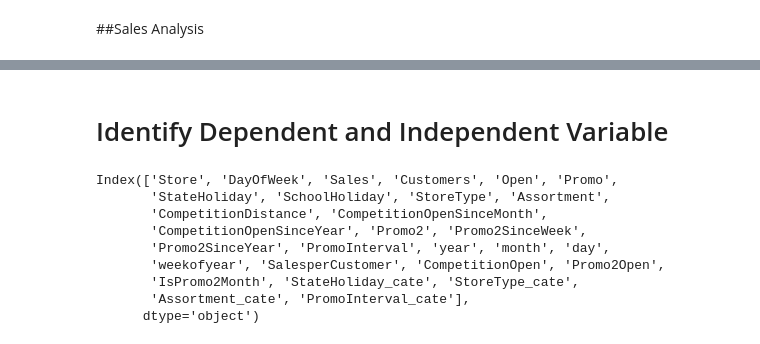
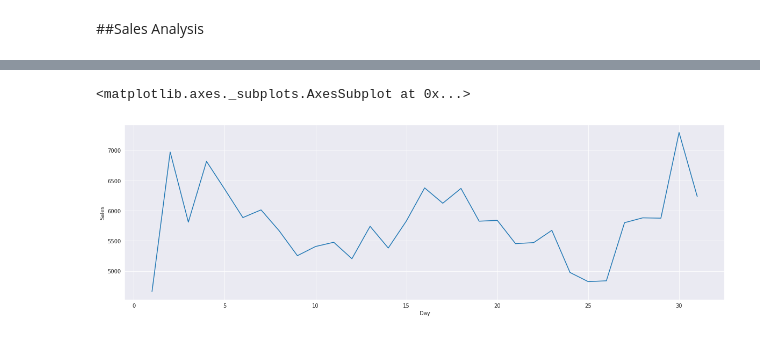
Before and after one commit to vivek16pawar/Retail-Sales-Prediction, a Jupyter notebook: Rossmann_Sales_Prediction_Capstone_Project.ipynb, the cells around one changed output, grey strips where cells are left out. Cells and saved outputs as stored; diff of their text form; code cells hidden in the pictures.

```diff
--- a/Rossmann_Sales_Prediction_Capstone_Project.ipynb
+++ b/Rossmann_Sales_Prediction_Capstone_Project.ipynb
@@ -520,4 +402,0 @@ array([1., 2., 3., 4., 0.])
-# %%
-merge_df['StoreType'] = merge_df['StoreType'].astype('category')
-merge_df['StoreType_cate'] = merge_df['StoreType'].cat.codes
-merge_df['StoreType_cate'] = merge_df['StoreType_cate'].astype('float')
@@ -528,4 +402,0 @@ array([2., 0., 3., 1.])
-# %%
-merge_df['Assortment'] = merge_df['Assortment'].astype('category')
-merge_df['Assortment_cate'] = merge_df['Assortment'].cat.codes
-merge_df['Assortment_cate'] = merge_df['Assortment_cate'].astype('float')
@@ -536,4 +402,0 @@ array([0., 2., 1.])
-# %%
-merge_df['PromoInterval'] = merge_df['PromoInterval'].astype('category')
-merge_df['PromoInterval_cate'] = merge_df['PromoInterval'].cat.codes
-merge_df['PromoInterval_cate'] = merge_df['PromoInterval_cate'].astype('float')
@@ -595,3 +402,0 @@ Seems like competition distance is the only missing value, and we can simply fil
-# %%
-max_distance = merge_df.CompetitionDistance.max()
-merge_df['CompetitionDistance'].fillna(max_distance, inplace=True)
@@ -625,14 +403,8 @@ It's interesting to see that Sales per Customer and Promo (0.28) actually correl
-# %% [markdown]
-# Identify Dependent and Independent Variable
-# %%
-merge_df.columns
-# %% [output]
-Index(['Store', 'DayOfWeek', 'Sales', 'Customers', 'Open', 'Promo',
-       'StateHoliday', 'SchoolHoliday', 'StoreType', 'Assortment',
-       'CompetitionDistance', 'CompetitionOpenSinceMonth',
-       'CompetitionOpenSinceYear', 'Promo2', 'Promo2SinceWeek',
-       'Promo2SinceYear', 'PromoInterval', 'year', 'month', 'day',
-       'weekofyear', 'SalesperCustomer', 'CompetitionOpen', 'Promo2Open',
-       'IsPromo2Month', 'StateHoliday_cate', 'StoreType_cate',
-       'Assortment_cate', 'PromoInterval_cate'],
-      dtype='object')
+# %%
+sns.set_style('darkgrid')
+plt.figure(figsize=(20,6))
+sns.color_palette("Set2")
+sns.lineplot(data = merge_df, x = 'Day', y = 'Sales',markers=True,ci=None)
+# %% [output]
+<matplotlib.axes._subplots.AxesSubplot at 0x...>
+[figure, added]
```
Also changed, not shown: parts of 143 cells of this notebook.
